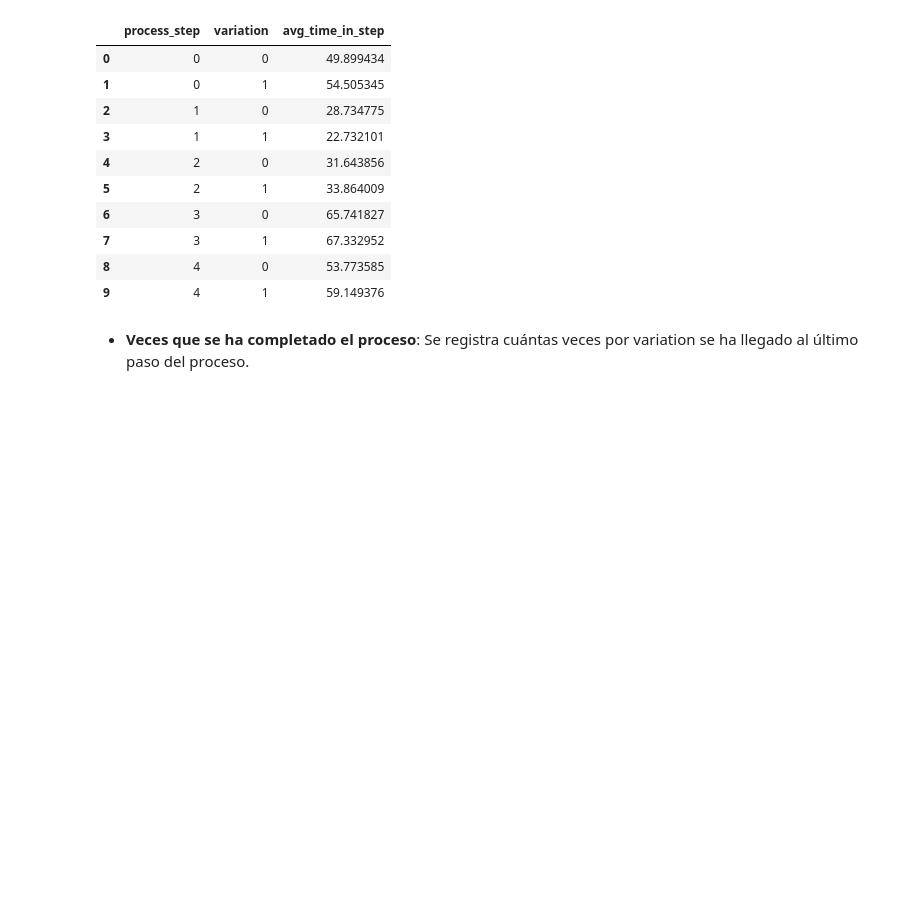
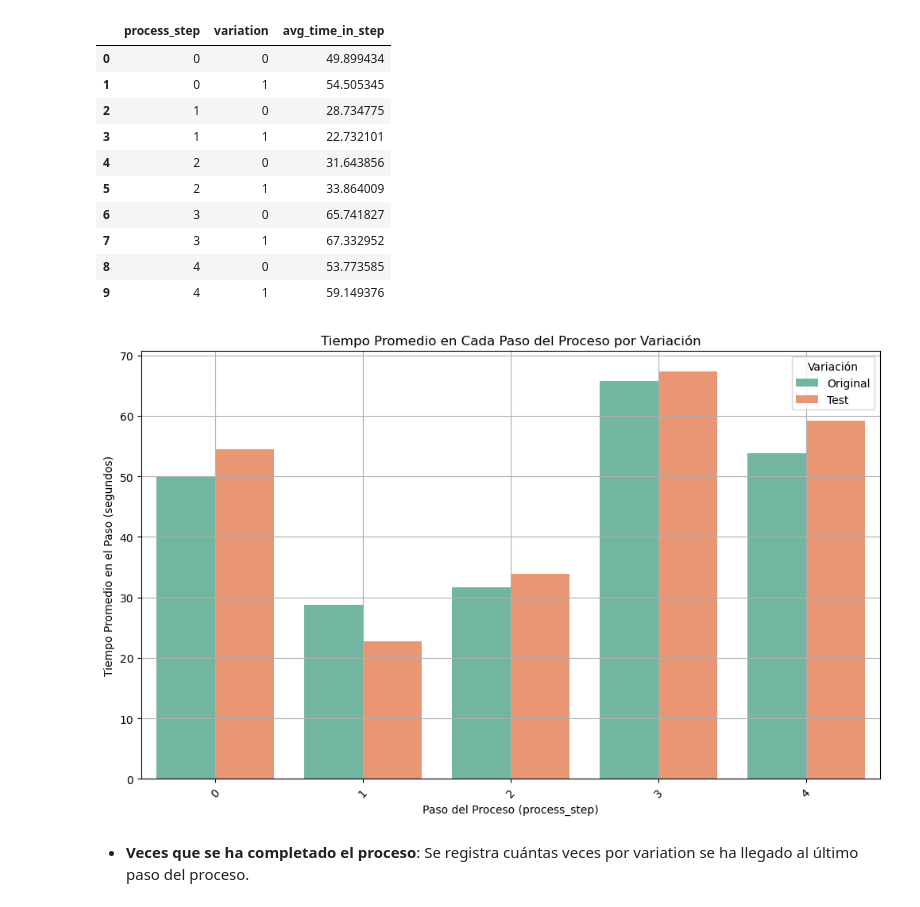
Before and after one commit to Greta-galeana/abtest_vanguard, a Jupyter notebook: main.ipynb, the cells around one changed output. Saved outputs shown, nothing was run; the diff lists cells and outputs as text; code cells hidden in the pictures; blank space fills up the shorter version.

```diff
--- a/main.ipynb
+++ b/main.ipynb
@@ -699,6 +699,26 @@ clean_result
 | 7 | 3 | 1 | 67.332952 |
 | 8 | 4 | 0 | 53.773585 |
 | 9 | 4 | 1 | 59.149376 |
+# %%
+
+# Creamos el gráfico de barras
+plt.figure(figsize=(12, 7))
+sns.barplot(x='process_step', y='avg_time_in_step', hue='variation', data=clean_result, palette='Set2')
+
+# Configuración del gráfico
+plt.title('Tiempo Promedio en Cada Paso del Proceso por Variación')
+plt.xlabel('Paso del Proceso (process_step)')
+plt.ylabel('Tiempo Promedio en el Paso (segundos)')
+plt.xticks(rotation=45)
+handles, labels = plt.gca().get_legend_handles_labels()
+plt.legend(handles=handles, labels=['Original', 'Test'], title='Variación')
+plt.grid(True)
+
+
+# Mostramos el gráfico
+plt.show()
+# %% [output]
+[figure, added]
 # %% [markdown]
 - **Veces que se ha completado el proceso**: Se registra cuántas veces por variation se ha llegado al último paso del proceso.
 # %%
```
Also changed, not shown: parts of 16 cells of this notebook.
